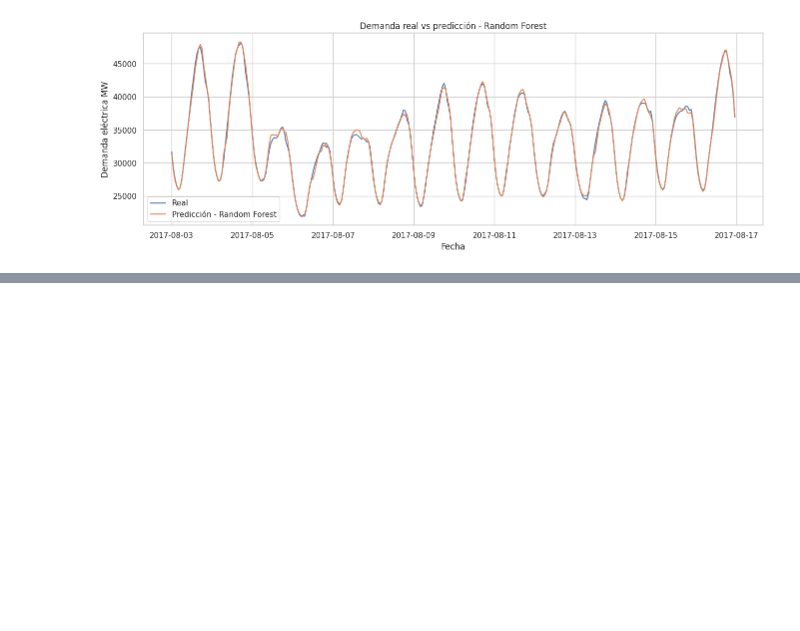
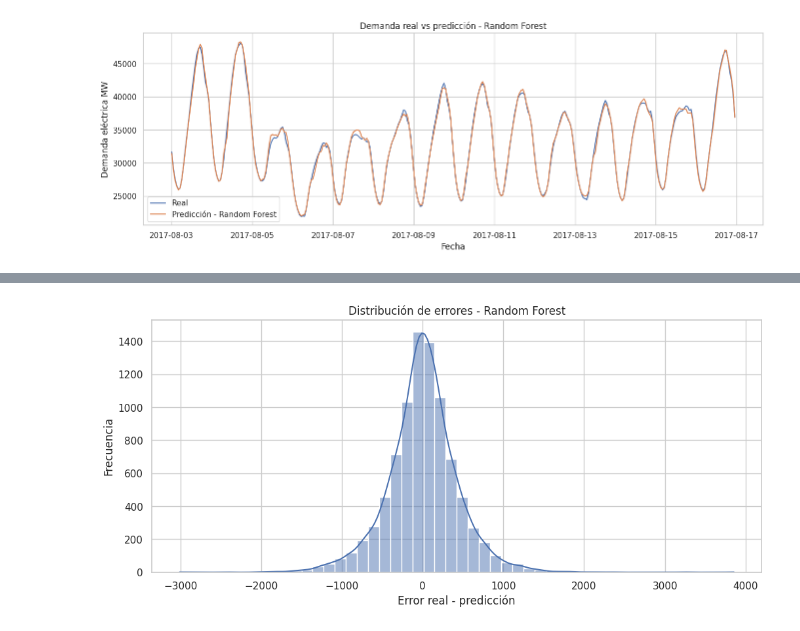
Before and after one commit to jonabaroadsrp/Portafolio_Energia_P1, a Jupyter notebook: forecasting_de_demanda_electrica_P1.ipynb, the cells around one changed output, grey strips where cells are left out. Drawn from its saved outputs; the diff is of its cells as text; code cells hidden in the pictures; blank space fills up the shorter version.

```diff
--- a/forecasting_de_demanda_electrica_P1.ipynb
+++ b/forecasting_de_demanda_electrica_P1.ipynb
@@ -1516,0 +1549,18 @@ plt.show()
+# %%
+# ============================================================
+# 45. ANÁLISIS DE ERRORES DEL MEJOR MODELO INICIAL
+# ============================================================
+
+error_df = pd.DataFrame({
+    'y_true': y_test,
+    'y_pred': best_pred
+})
+
+error_df['error'] = error_df['y_true'] - error_df['y_pred']
+error_df['abs_error'] = error_df['error'].abs()
+error_df['pct_error'] = error_df['abs_error'] / error_df['y_true'] * 100
+error_df['hour'] = error_df.index.hour
+error_df['dayofweek'] = error_df.index.dayofweek
+error_df['month'] = error_df.index.month
+
+error_df.head()
@@ -1516,0 +1575,14 @@ plt.show()
+# %%
+# ============================================================
+# 46. DISTRIBUCIÓN DE ERRORES
+# ============================================================
+
+plt.figure(figsize=(12, 5))
+sns.histplot(error_df['error'], bins=50, kde=True)
+plt.title(f'Distribución de errores - {best_model_name}')
+plt.xlabel('Error real - predicción')
+plt.ylabel('Frecuencia')
+plt.grid(True)
+plt.show()
+# %% [output]
+[figure, added]
```
Also changed, not shown: parts of 54 cells of this notebook.
